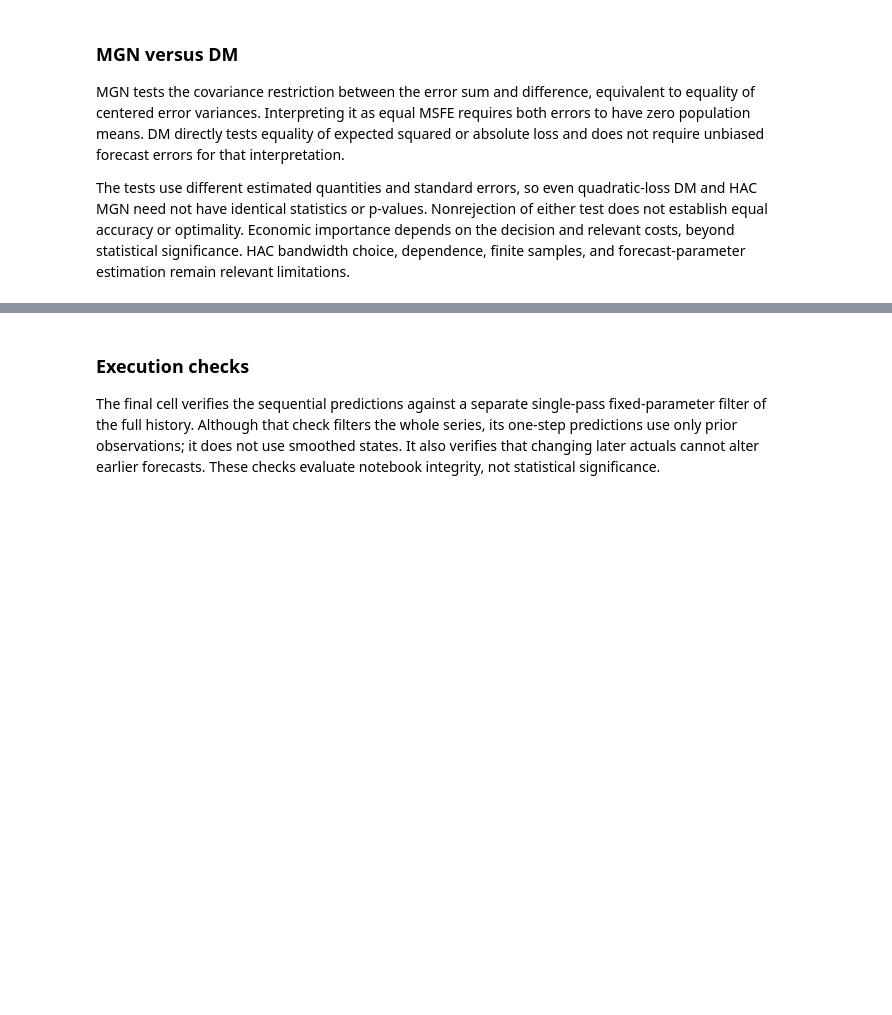
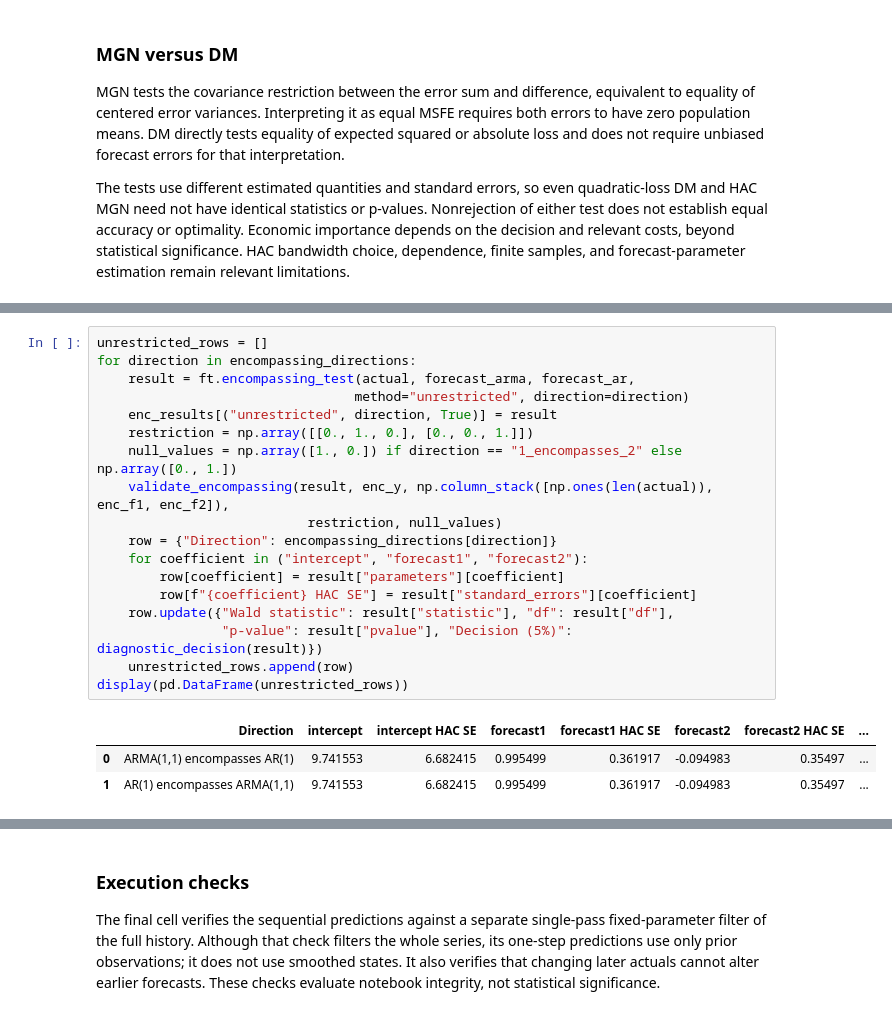
Before and after one commit to maarranz/Forecasting-Tools, a Jupyter notebook: Notebooks/Forecasting_Tools_Demo.ipynb, the cells around one changed output, grey strips where cells are left out. Cells and saved outputs as stored; diff of their text form; blank space fills up the shorter version.

```diff
--- a/Notebooks/Forecasting_Tools_Demo.ipynb
+++ b/Notebooks/Forecasting_Tools_Demo.ipynb
@@ -850,0 +988,22 @@ The tests use different estimated quantities and standard errors, so even quadra
+# %%
+unrestricted_rows = []
+for direction in encompassing_directions:
+    result = ft.encompassing_test(actual, forecast_arma, forecast_ar,
+                                 method="unrestricted", direction=direction)
+    enc_results[("unrestricted", direction, True)] = result
+    restriction = np.array([[0., 1., 0.], [0., 0., 1.]])
+    null_values = np.array([1., 0.]) if direction == "1_encompasses_2" else np.array([0., 1.])
+    validate_encompassing(result, enc_y, np.column_stack([np.ones(len(actual)), enc_f1, enc_f2]),
+                           restriction, null_values)
+    row = {"Direction": encompassing_directions[direction]}
+    for coefficient in ("intercept", "forecast1", "forecast2"):
+        row[coefficient] = result["parameters"][coefficient]
+        row[f"{coefficient} HAC SE"] = result["standard_errors"][coefficient]
+    row.update({"Wald statistic": result["statistic"], "df": result["df"],
+                "p-value": result["pvalue"], "Decision (5%)": diagnostic_decision(result)})
+    unrestricted_rows.append(row)
+display(pd.DataFrame(unrestricted_rows))
+# %% [output]
+|  | Direction | intercept | intercept HAC SE | forecast1 | forecast1 HAC SE | forecast2 | forecast2 HAC SE | ... |
+| 0 | ARMA(1,1) encompasses AR(1) | 9.741553 | 6.682415 | 0.995499 | 0.361917 | -0.094983 | 0.35497 | ... |
+| 1 | AR(1) encompasses ARMA(1,1) | 9.741553 | 6.682415 | 0.995499 | 0.361917 | -0.094983 | 0.35497 | ... |
```
Also changed, not shown: parts of 14 cells of this notebook.
